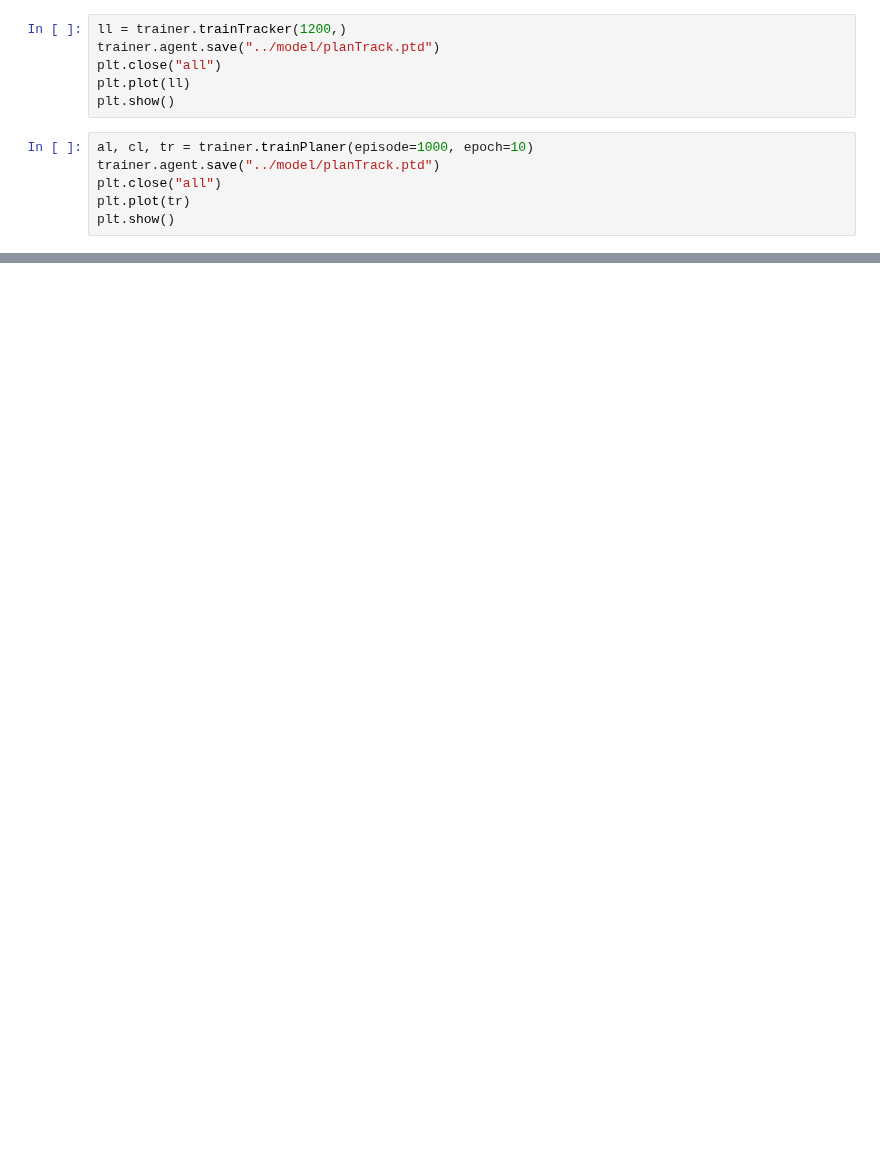
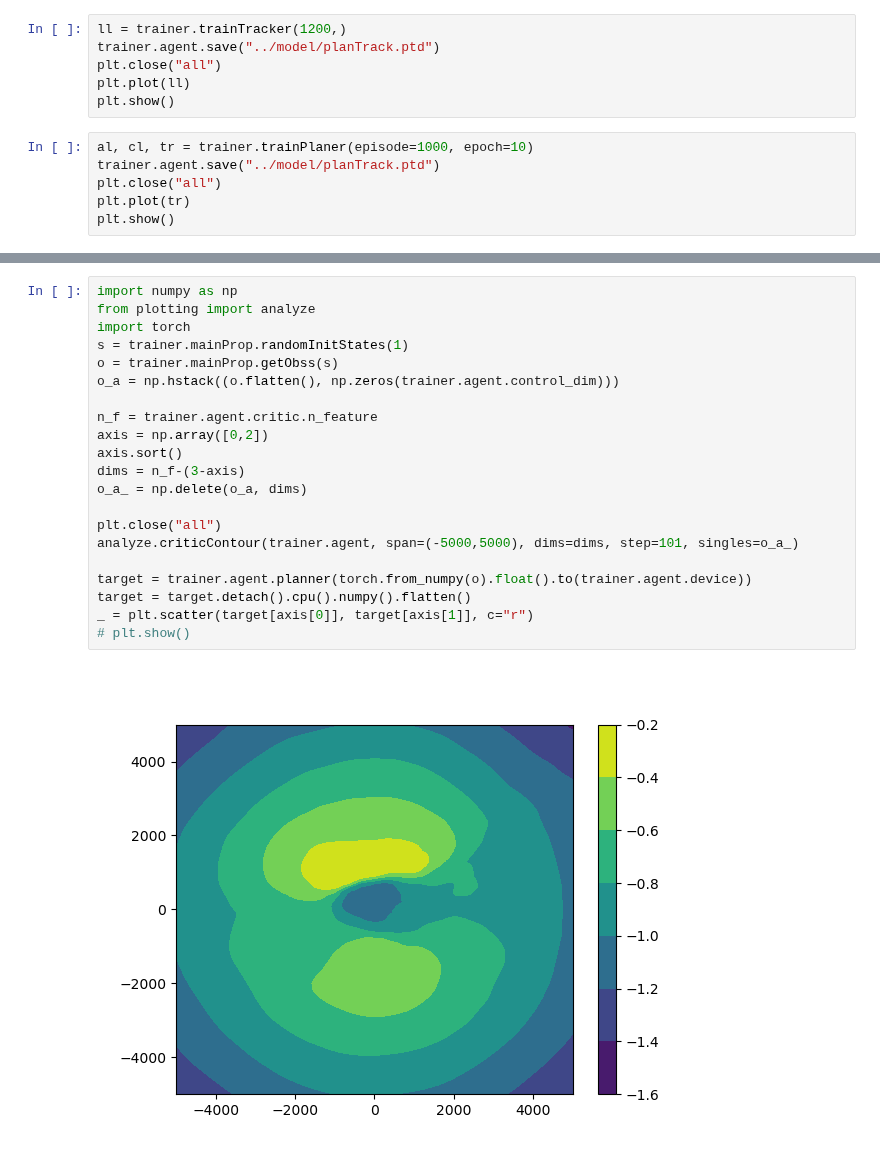
Before and after one commit to liziyao99/multi-debris-avoidance, a Jupyter notebook: test2.ipynb, the cells around one changed output, grey strips where cells are left out. Drawn from its saved outputs; the diff is of its cells as text; blank space fills up the shorter version.

Commit message:
New: `criticContour` now work for `QNet`.

```diff
--- a/test2.ipynb
+++ b/test2.ipynb
@@ -40,0 +54,23 @@ fig, _ = historyFile(d, agent=None, stage=stage, n_debris=n_debris, items=("targ
+# %%
+import numpy as np
+from plotting import analyze
+import torch
+s = trainer.mainProp.randomInitStates(1)
+o = trainer.mainProp.getObss(s)
+o_a = np.hstack((o.flatten(), np.zeros(trainer.agent.control_dim)))
+
+n_f = trainer.agent.critic.n_feature
+axis = np.array([0,2])
+axis.sort()
+dims = n_f-(3-axis)
+o_a_ = np.delete(o_a, dims)
+
+plt.close("all")
+analyze.criticContour(trainer.agent, span=(-5000,5000), dims=dims, step=101, singles=o_a_)
+
+target = trainer.agent.planner(torch.from_numpy(o).float().to(trainer.agent.device))
+target = target.detach().cpu().numpy().flatten()
+_ = plt.scatter(target[axis[0]], target[axis[1]], c="r")
+# plt.show()
+# %% [output]
+[figure, added]
```
Also changed, not shown: parts of 3 cells of this notebook, 2 other files.
